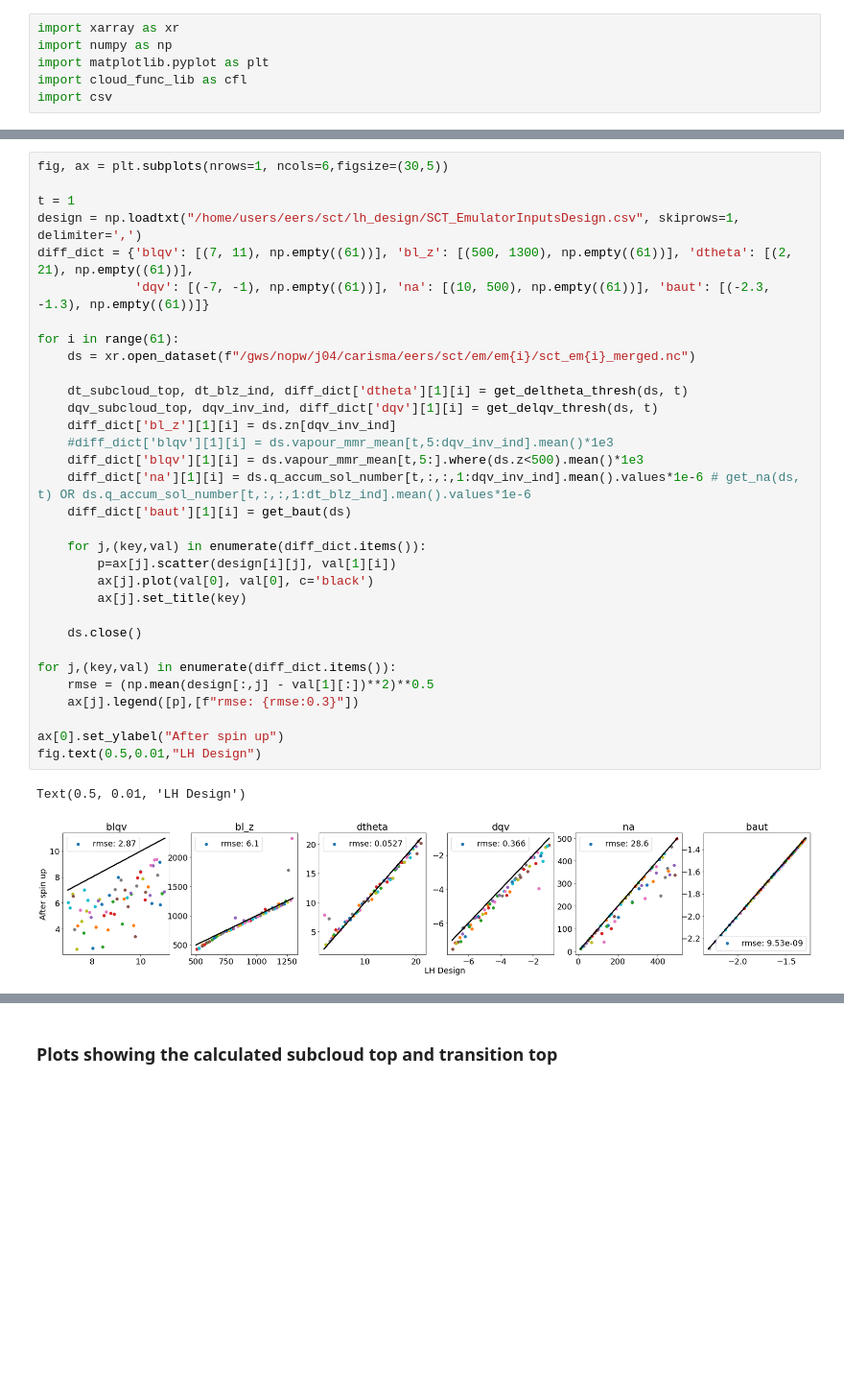
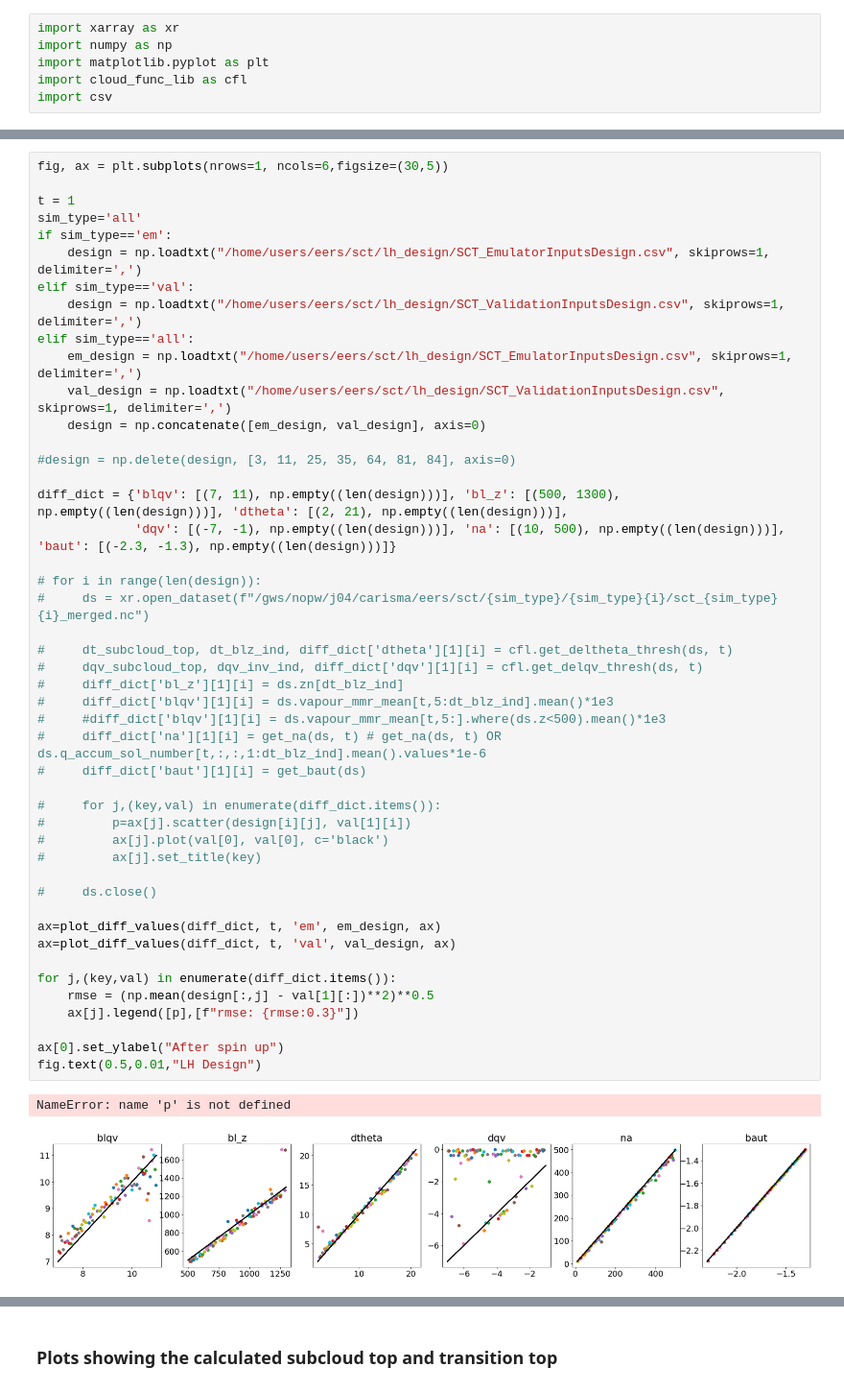
Before and after one commit to eers1/sct_monc, a Jupyter notebook: compare_spinup.ipynb, the cells around one changed output, grey strips where cells are left out. Shown at 96% size. Saved outputs shown, nothing was run; the diff lists cells and outputs as text; blank space fills up the shorter version.

```diff
--- a/compare_spinup.ipynb
+++ b/compare_spinup.ipynb
@@ -78,36 +56,50 @@ def get_delqv_thresh(ds, tstep):
 # %%
 fig, ax = plt.subplots(nrows=1, ncols=6,figsize=(30,5))
 
 t = 1
-design = np.loadtxt("/home/users/eers/sct/lh_design/SCT_EmulatorInputsDesign.csv", skiprows=1, delimiter=',')
-diff_dict = {'blqv': [(7, 11), np.empty((61))], 'bl_z': [(500, 1300), np.empty((61))], 'dtheta': [(2, 21), np.empty((61))],
-             'dqv': [(-7, -1), np.empty((61))], 'na': [(10, 500), np.empty((61))], 'baut': [(-2.3, -1.3), np.empty((61))]}
+sim_type='all'
+if sim_type=='em':
+    design = np.loadtxt("/home/users/eers/sct/lh_design/SCT_EmulatorInputsDesign.csv", skiprows=1, delimiter=',')
+elif sim_type=='val':
+    design = np.loadtxt("/home/users/eers/sct/lh_design/SCT_ValidationInputsDesign.csv", skiprows=1, delimiter=',')
+elif sim_type=='all':
+    em_design = np.loadtxt("/home/users/eers/sct/lh_design/SCT_EmulatorInputsDesign.csv", skiprows=1, delimiter=',')
+    val_design = np.loadtxt("/home/users/eers/sct/lh_design/SCT_ValidationInputsDesign.csv", skiprows=1, delimiter=',')
+    design = np.concatenate([em_design, val_design], axis=0)
 
-for i in range(61):
-    ds = xr.open_dataset(f"/gws/nopw/j04/carisma/eers/sct/em/em{i}/sct_em{i}_merged.nc")
+#design = np.delete(design, [3, 11, 25, 35, 64, 81, 84], axis=0)
 
-    dt_subcloud_top, dt_blz_ind, diff_dict['dtheta'][1][i] = get_deltheta_thresh(ds, t)
-    dqv_subcloud_top, dqv_inv_ind, diff_dict['dqv'][1][i] = get_delqv_thresh(ds, t)
-    diff_dict['bl_z'][1][i] = ds.zn[dqv_inv_ind]
-    #diff_dict['blqv'][1][i] = ds.vapour_mmr_mean[t,5:dqv_inv_ind].mean()*1e3
-    diff_dict['blqv'][1][i] = ds.vapour_mmr_mean[t,5:].where(ds.z<500).mean()*1e3
-    diff_dict['na'][1][i] = ds.q_accum_sol_number[t,:,:,1:dqv_inv_ind].mean().values*1e-6 # get_na(ds, t) OR ds.q_accum_sol_number[t,:,:,1:dt_blz_ind].mean().values*1e-6
-    diff_dict['baut'][1][i] = get_baut(ds)
+diff_dict = {'blqv': [(7, 11), np.empty((len(design)))], 'bl_z': [(500, 1300), np.empty((len(design)))], 'dtheta': [(2, 21), np.empty((len(design)))],
+             'dqv': [(-7, -1), np.empty((len(design)))], 'na': [(10, 500), np.empty((len(design)))], 'baut': [(-2.3, -1.3), np.empty((len(design)))]}
 
-    for j,(key,val) in enumerate(diff_dict.items()):
-        p=ax[j].scatter(design[i][j], val[1][i])
-        ax[j].plot(val[0], val[0], c='black')
-        ax[j].set_title(key)
+# for i in range(len(design)):
+#     ds = xr.open_dataset(f"/gws/nopw/j04/carisma/eers/sct/{sim_type}/{sim_type}{i}/sct_{sim_type}{i}_merged.nc")
 
-    ds.close()
+#     dt_subcloud_top, dt_blz_ind, diff_dict['dtheta'][1][i] = cfl.get_deltheta_thresh(ds, t)
+#     dqv_subcloud_top, dqv_inv_ind, diff_dict['dqv'][1][i] = cfl.get_delqv_thresh(ds, t)
+#     diff_dict['bl_z'][1][i] = ds.zn[dt_blz_ind]
+#     diff_dict['blqv'][1][i] = ds.vapour_mmr_mean[t,5:dt_blz_ind].mean()*1e3
+#     #diff_dict['blqv'][1][i] = ds.vapour_mmr_mean[t,5:].where(ds.z<500).mean()*1e3
+#     diff_dict['na'][1][i] = get_na(ds, t) # get_na(ds, t) OR ds.q_accum_sol_number[t,:,:,1:dt_blz_ind].mean().values*1e-6
+#     diff_dict['baut'][1][i] = get_baut(ds)
+
+#     for j,(key,val) in enumerate(diff_dict.items()):
+#         p=ax[j].scatter(design[i][j], val[1][i])
+#         ax[j].plot(val[0], val[0], c='black')
+#         ax[j].set_title(key)
+
+#     ds.close()
+
+ax=plot_diff_values(diff_dict, t, 'em', em_design, ax)
+ax=plot_diff_values(diff_dict, t, 'val', val_design, ax)
 
 for j,(key,val) in enumerate(diff_dict.items()):
     rmse = (np.mean(design[:,j] - val[1][:])**2)**0.5
     ax[j].legend([p],[f"rmse: {rmse:0.3}"])
 
 ax[0].set_ylabel("After spin up")
 fig.text(0.5,0.01,"LH Design")
 # %% [output]
-Text(0.5, 0.01, 'LH Design')
+NameError: name 'p' is not defined
-[figure, old version]
+[figure, new version]
 # %%
```
Also changed, not shown: parts of 5 cells of this notebook.
